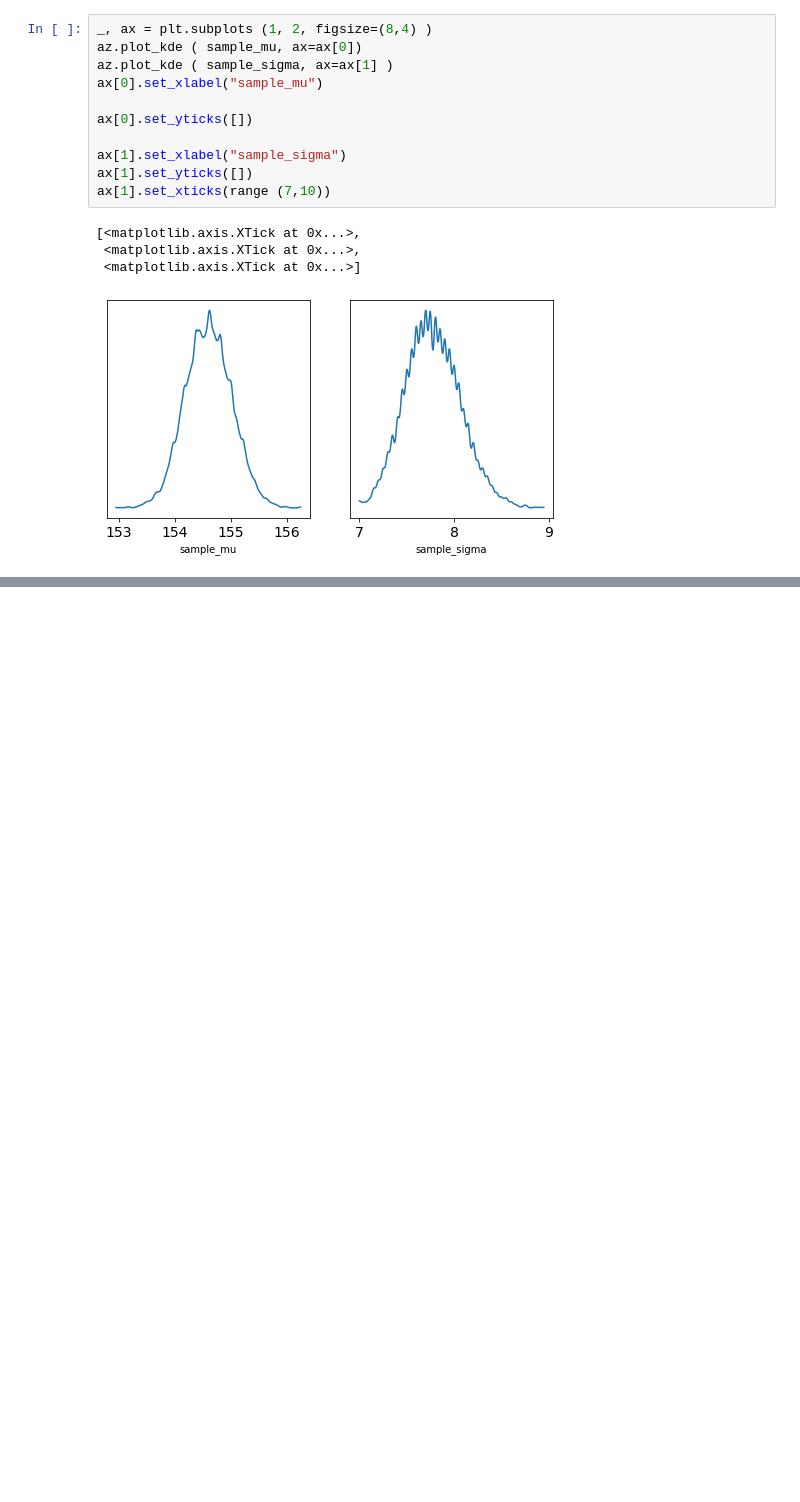
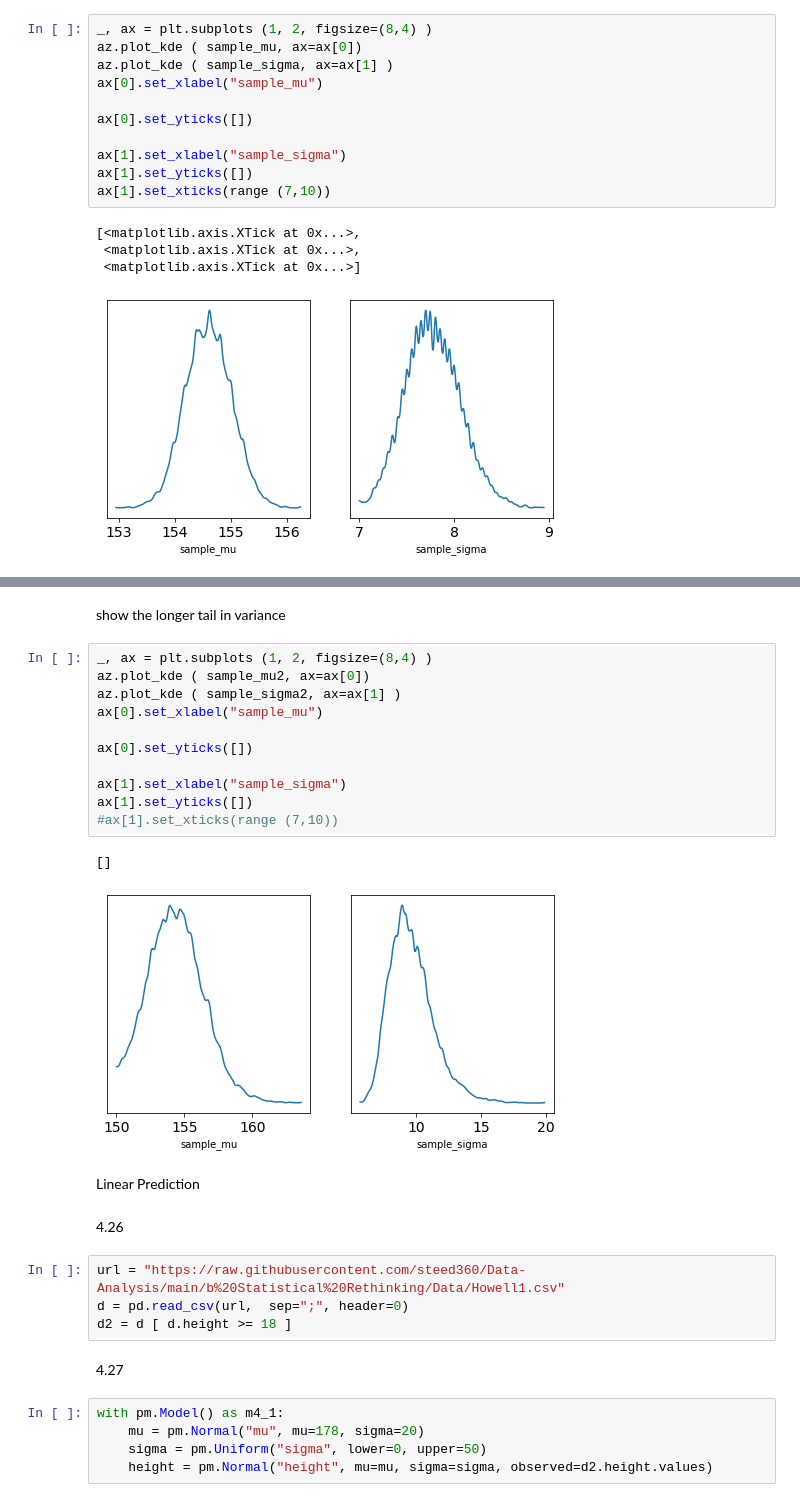
Before and after one commit to steed360/Data-Analysis, a Jupyter notebook: b Statistical Rethinking/Chapter_4_fromScratch.ipynb, the cells around one changed output, grey strips where cells are left out. Drawn from its saved outputs; the diff is of its cells as text; blank space fills up the shorter version.

```diff
--- a/b Statistical Rethinking/Chapter_4_fromScratch.ipynb
+++ b/b Statistical Rethinking/Chapter_4_fromScratch.ipynb
@@ -315,0 +402,31 @@ ax[1].set_xticks(range (7,10))
+# %% [markdown]
+show the longer tail in variance
+# %%
+_, ax = plt.subplots (1, 2, figsize=(8,4) )
+az.plot_kde ( sample_mu2, ax=ax[0])
+az.plot_kde ( sample_sigma2, ax=ax[1] )
+ax[0].set_xlabel("sample_mu")
+
+ax[0].set_yticks([])
+
+ax[1].set_xlabel("sample_sigma")
+ax[1].set_yticks([])
+#ax[1].set_xticks(range (7,10))
+# %% [output]
+[]
+[figure, added]
+# %% [markdown]
+Linear Prediction
+# %% [markdown]
+4.26
+# %%
+url = "https://raw.githubusercontent.com/steed360/Data-Analysis/main/b%20Statistical%20Rethinking/Data/Howell1.csv"
+d = pd.read_csv(url,  sep=";", header=0)
+d2 = d [ d.height >= 18 ]
+# %% [markdown]
+4.27
+# %%
+with pm.Model() as m4_1:
+    mu = pm.Normal("mu", mu=178, sigma=20)
+    sigma = pm.Uniform("sigma", lower=0, upper=50)
+    height = pm.Normal("height", mu=mu, sigma=sigma, observed=d2.height.values)
```
Also changed, not shown: parts of 17 cells of this notebook.
